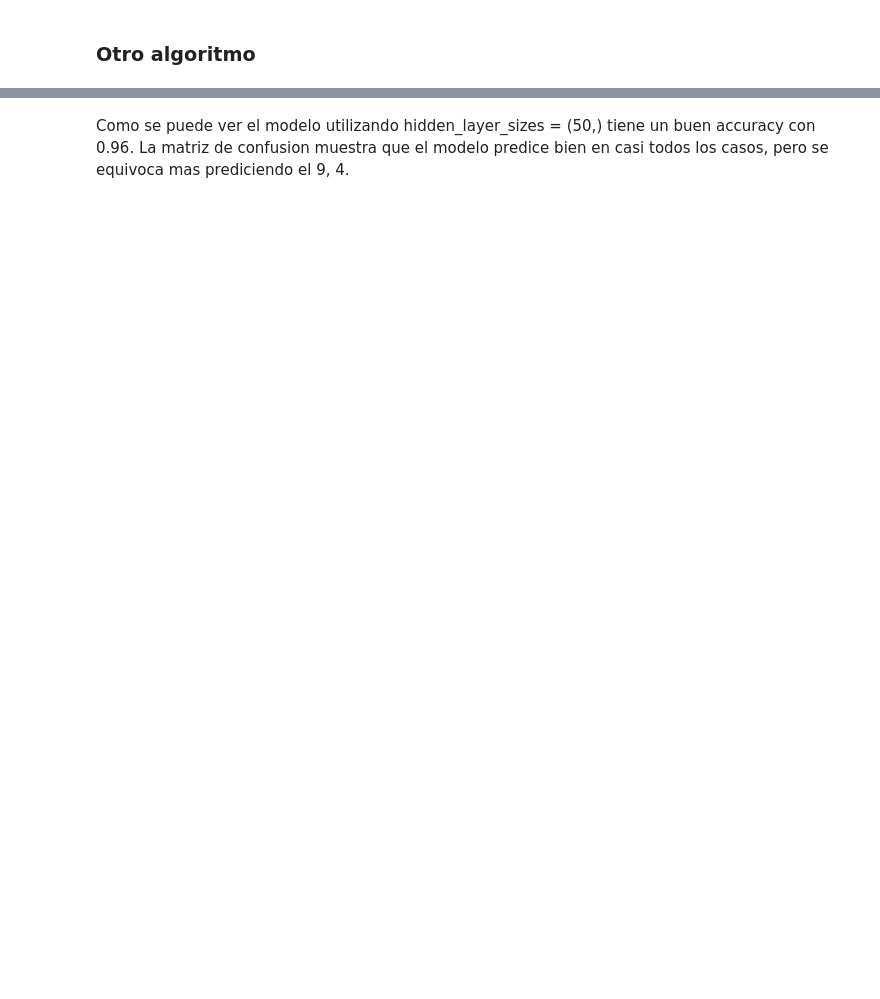
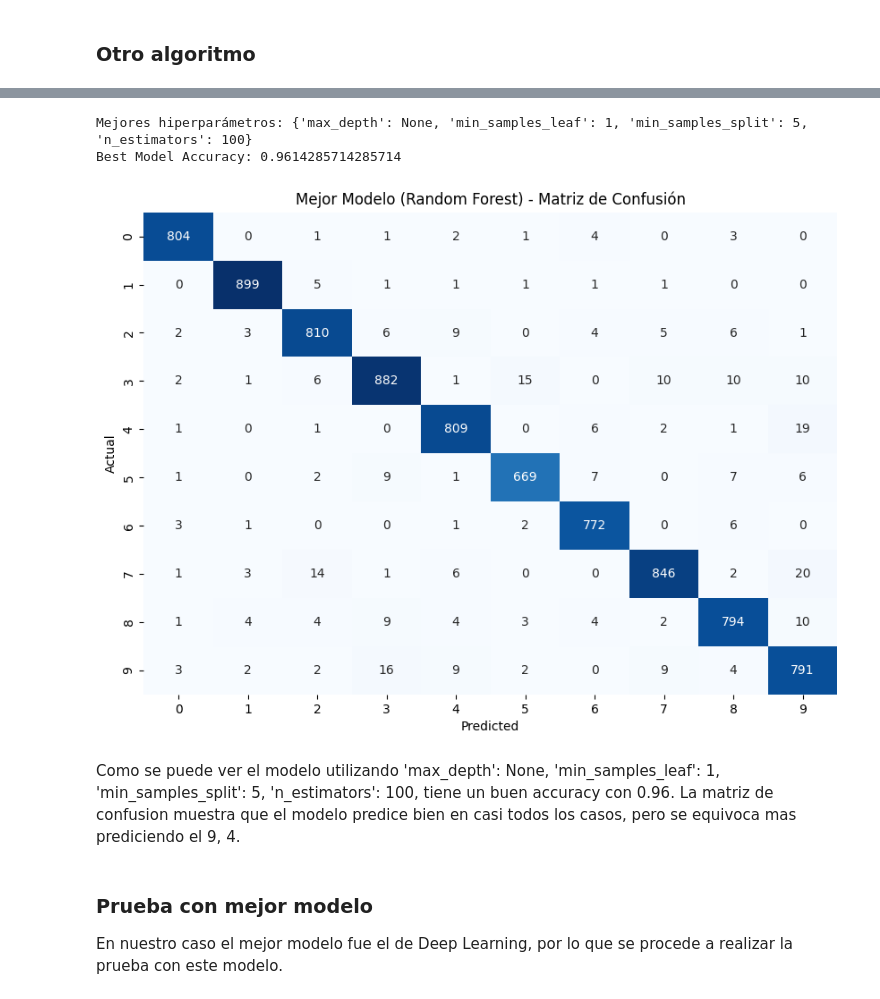
Before and after one commit to JuanDiegoAvila/Lab3_DS, a Jupyter notebook: lab3.ipynb, the cells around one changed output, grey strips where cells are left out. Saved outputs shown, nothing was run; the diff lists cells and outputs as text; code cells hidden in the pictures; blank space fills up the shorter version.

```diff
--- a/lab3.ipynb
+++ b/lab3.ipynb
@@ -253,2 +194,40 @@ Random Forest Accuracy: 0.9628571428571429
+# %%
+param_grid = {
+    'n_estimators': [50, 100],
+    'max_depth': [None, 10],
+    'min_samples_split': [2, 5],
+    'min_samples_leaf': [1, 2]
+}
+
+model = RandomForestClassifier(random_state=42)
+
+grid_search = GridSearchCV(model, param_grid, cv=3, n_jobs=-1)
+grid_search.fit(X_train, y_train)
+
+best_model = grid_search.best_estimator_
+best_params = grid_search.best_params_
+
+print("Mejores hiperparámetros:", best_params)
+
+y_pred_best = best_model.predict(X_test)
+
+accuracy_best = accuracy_score(y_test, y_pred_best)
+print('Best Model Accuracy:', accuracy_best)
+
+conf_matrix_best = confusion_matrix(y_test, y_pred_best)
+plt.figure(figsize=(10, 7))
+sns.heatmap(conf_matrix_best, annot=True, fmt="d", cmap="Blues", cbar=False)
+plt.xlabel("Predicted")
+plt.ylabel("Actual")
+plt.title("Mejor Modelo (Random Forest) - Matriz de Confusión")
+plt.show()
+# %% [output]
+Mejores hiperparámetros: {'max_depth': None, 'min_samples_leaf': 1, 'min_samples_split': 5, 'n_estimators': 100}
+Best Model Accuracy: 0.9614285714285714
+[figure, added]
 # %% [markdown]
-Como se puede ver el modelo utilizando hidden_layer_sizes = (50,) tiene un buen accuracy con 0.96. La matriz de confusion muestra que el modelo predice bien en casi todos los casos, pero se equivoca mas prediciendo el 9, 4.
+Como se puede ver el modelo utilizando 'max_depth': None, 'min_samples_leaf': 1, 'min_samples_split': 5, 'n_estimators': 100, tiene un buen accuracy con 0.96. La matriz de confusion muestra que el modelo predice bien en casi todos los casos, pero se equivoca mas prediciendo el 9, 4.
+# %% [markdown]
+### Prueba con mejor modelo
+
+En nuestro caso el mejor modelo fue el de Deep Learning, por lo que se procede a realizar la prueba con este modelo.
```
Also changed, not shown: parts of 26 cells of this notebook, 12 other files.
